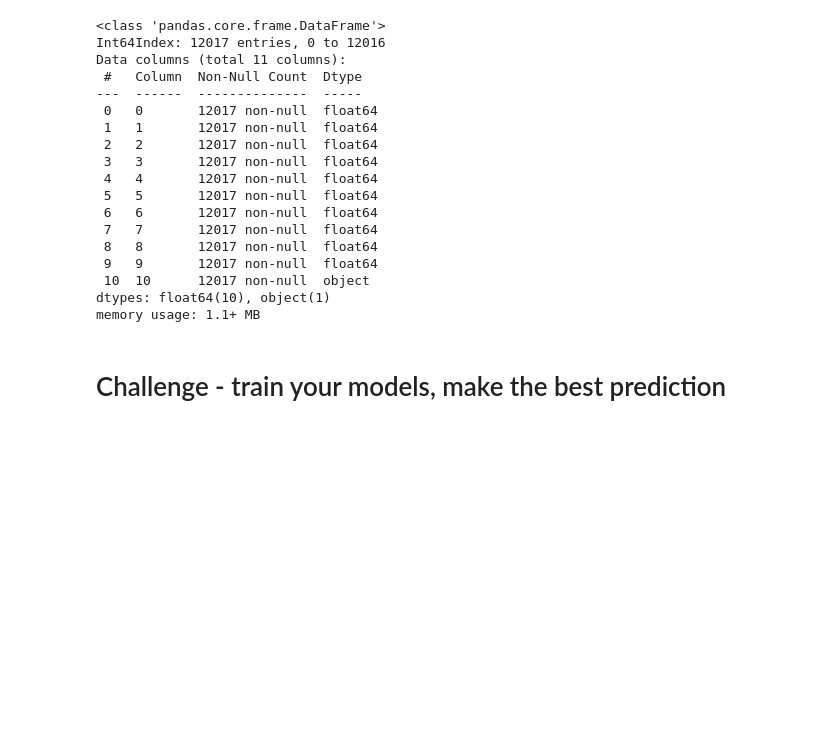
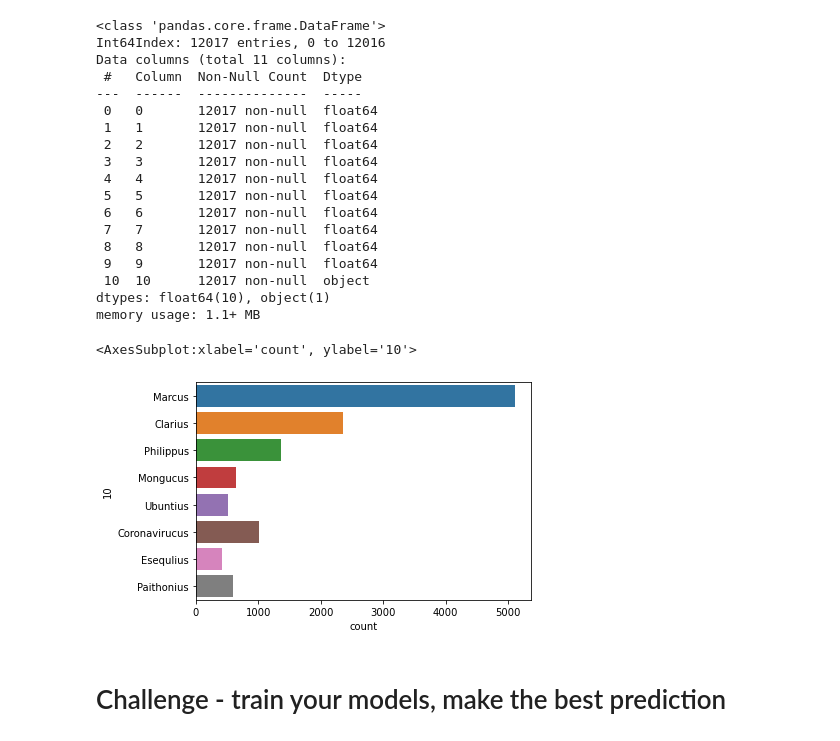
Before and after one commit to Ironhack-Data-Madrid-Febrero-2021/lab-avila-bible, a Jupyter notebook: your-code/main.ipynb, the cells around one changed output. Saved outputs shown, nothing was run; the diff lists cells and outputs as text; code cells hidden in the pictures; blank space fills up the shorter version.

```diff
--- a/your-code/main.ipynb
+++ b/your-code/main.ipynb
@@ -86,6 +86,11 @@ Data columns (total 11 columns):
  10  10      12017 non-null  object
 dtypes: float64(10), object(1)
 memory usage: 1.1+ MB
+# %%
+sns.countplot(y=data['10'])
+# %% [output]
+<AxesSubplot:xlabel='count', ylabel='10'>
+[figure, added]
 # %% [markdown]
 # Challenge - train your models, make the best prediction
 # %% [markdown]
```
Also changed, not shown: parts of 6 cells of this notebook.
